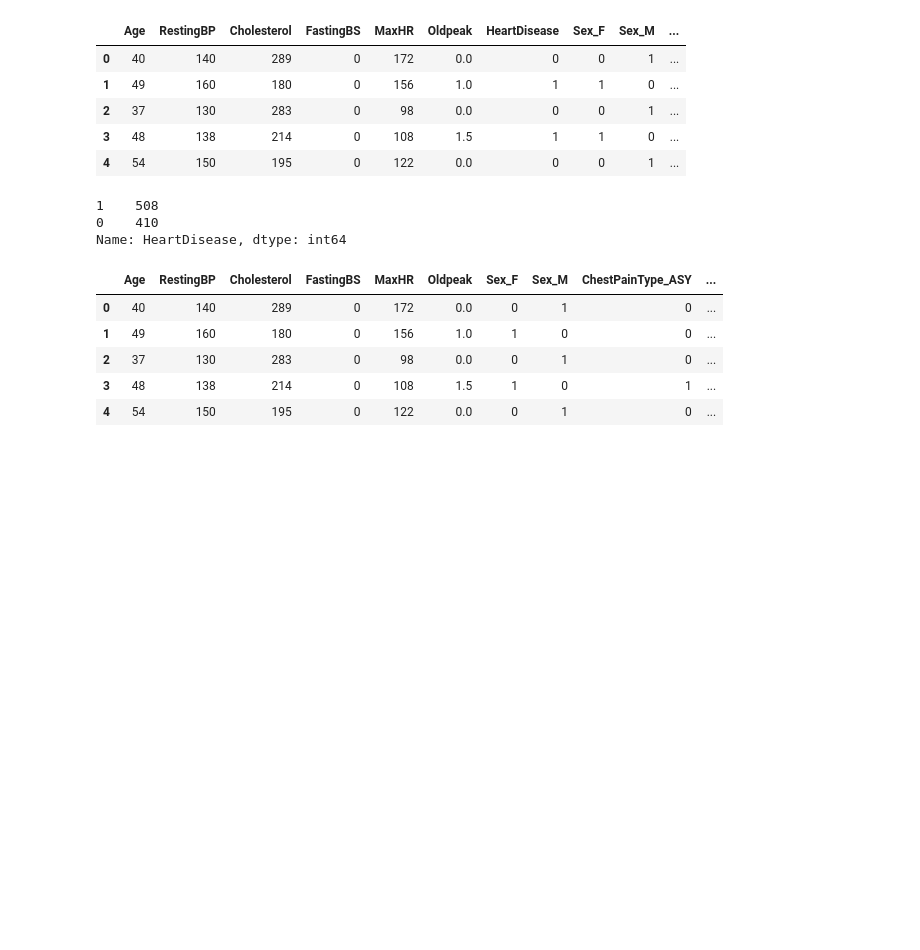
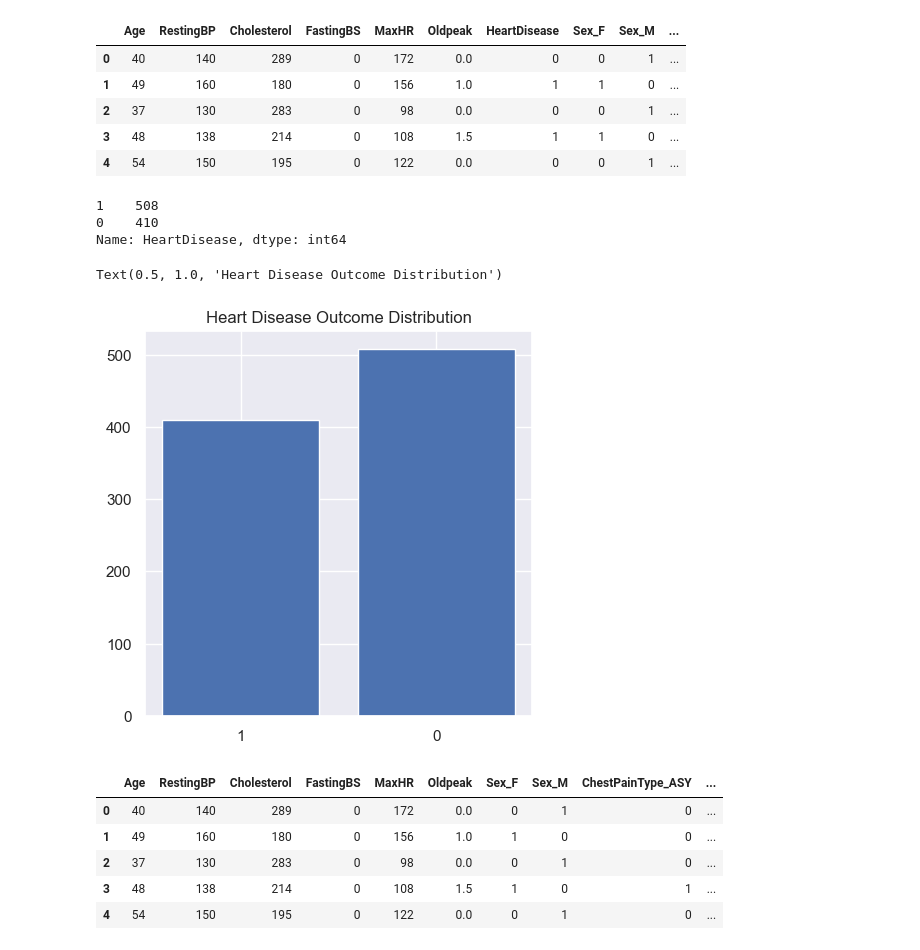
Before and after one commit to Prisca92/Project-4-final, a Jupyter notebook: Heart_Classifier_Final_Model.ipynb, the cells around one changed output. Cells and saved outputs as stored; diff of their text form; code cells hidden in the pictures; blank space fills up the shorter version.

```diff
--- a/Heart_Classifier_Final_Model.ipynb
+++ b/Heart_Classifier_Final_Model.ipynb
@@ -147,6 +147,12 @@ heart_disease_count
 1    508
 0    410
 Name: HeartDisease, dtype: int64
+# %%
+plt.bar(x = heart_disease_count.index, height = heart_disease_count, tick_label = ['0', '1'])
+plt.title('Heart Disease Outcome Distribution')
+# %% [output]
+Text(0.5, 1.0, 'Heart Disease Outcome Distribution')
+[figure, added]
 # %%
 #Split data into labels and features
 y=new_raw_data['HeartDisease']
```
Also changed, not shown: parts of 13 cells of this notebook, 10 other files.
